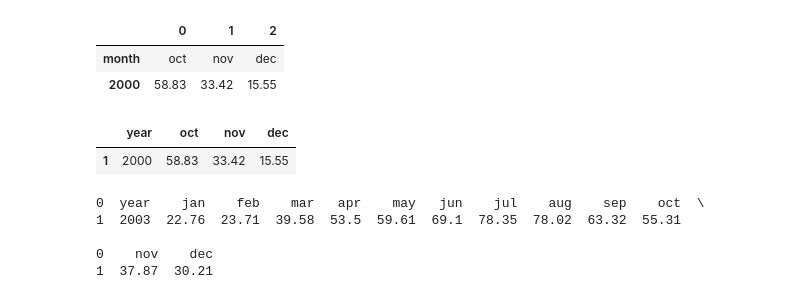
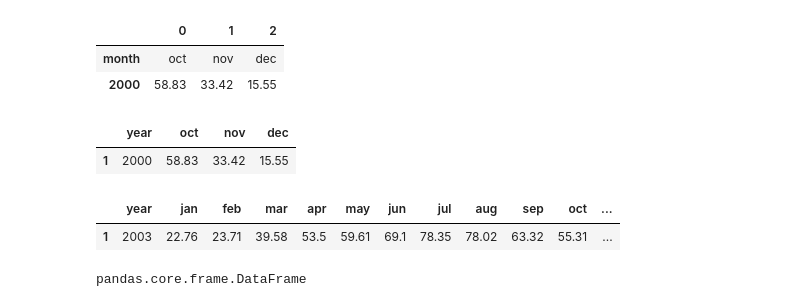
Before and after one commit to stew1922/data_farming, a Jupyter notebook: notebooks/carolina.ipynb, the cells around one changed output. Cells and saved outputs as stored; diff of their text form; code cells hidden in the pictures.

```diff
--- a/notebooks/carolina.ipynb
+++ b/notebooks/carolina.ipynb
@@ -178,13 +178,21 @@ def my_sql_temp (year, df):
     transposed_df['index'] = transposed_df['index'].replace(['month'],'year')
     transposed_df.columns = transposed_df.iloc[0]
     transposed_df.drop(index=0, inplace=True)
-    print (transposed_df)
+    new_df = pd.DataFrame(transposed_df)
+    return (new_df)
+
+
+
 #select_year.head()
 # %%
-my_sql_temp (year,df)
+my_df = my_sql_temp (year,df)
+my_df
 # %% [output]
-0  year    jan    feb    mar   apr    may   jun    jul    aug    sep    oct  \
-1  2003  22.76  23.71  39.58  53.5  59.61  69.1  78.35  78.02  63.32  55.31
-
-0    nov    dec
-1  37.87  30.21
+|  | year | jan | feb | mar | apr | may | jun | jul | aug | sep | oct | ... |
+| 1 | 2003 | 22.76 | 23.71 | 39.58 | 53.5 | 59.61 | 69.1 | 78.35 | 78.02 | 63.32 | 55.31 | ... |
+# %%
+
+type(my_df)
+#new_df.dtypes
+# %% [output]
+pandas.core.frame.DataFrame
```
Also changed, not shown: parts of 4 cells of this notebook, 1 other file.
